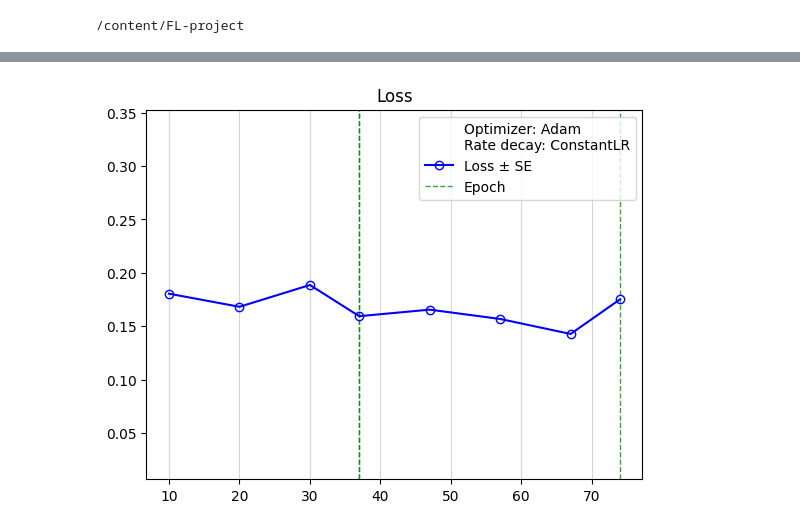
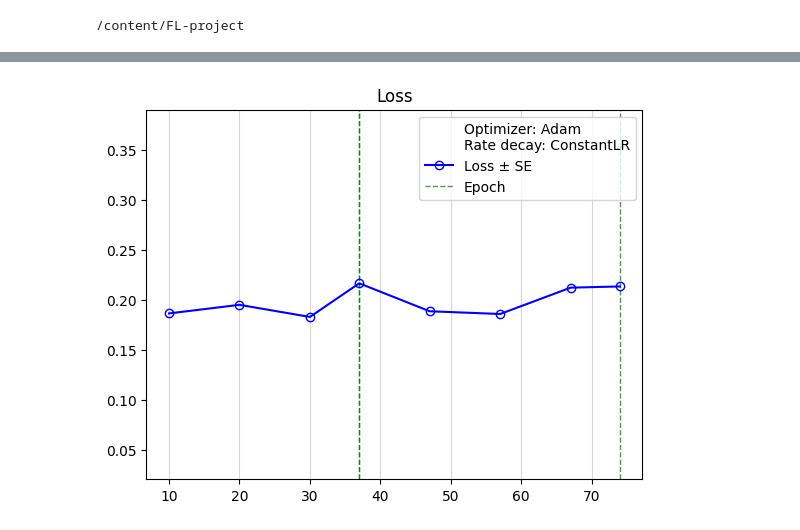
Before and after one commit to Mattizza/FL-project, a Jupyter notebook: testTask1.ipynb, the cells around one changed output, grey strips where cells are left out. Cells and saved outputs as stored; diff of their text form; code cells hidden in the pictures.

```diff
--- a/testTask1.ipynb
+++ b/testTask1.ipynb
@@ -89,9 +90,10 @@ model.classifier.load_state_dict(state_dict)
 
 # We pass to our centralized environment the optimization algorithm and the
 # rate decay technique. Finally, we train our model.
+
 opt_params = {'optimizer': {
                             'name'    : 'Adam',
-                            'settings': {'lr': 0.001}
+                            'settings': {'lr'   : np.random.choice(np.linspace(0.001, 0.1, 10000))}
                             },
               'scheduler': {
                             'name'    : 'ConstantLR',
@@ -100,7 +102,7 @@ opt_params = {'optimizer': {
               }
 
 centralized.set_opt(opt_params)
-centralized.train()
+centralized.train_2()
 centralized.print_learning(step = 10)
 # %% [output]
 params freezed
@@ -117,6 +119,6 @@ epoch 2 / 2, step 37 / 37, loss = 0.175 ± 0.136
 Finish training
 Model saved
-[figure, old version]
+[figure, new version]
 # %%
 
 # We import the metrics used to compute the goodness of our model and we test
```
Also changed, not shown: parts of 8 cells of this notebook, 1 other file.
